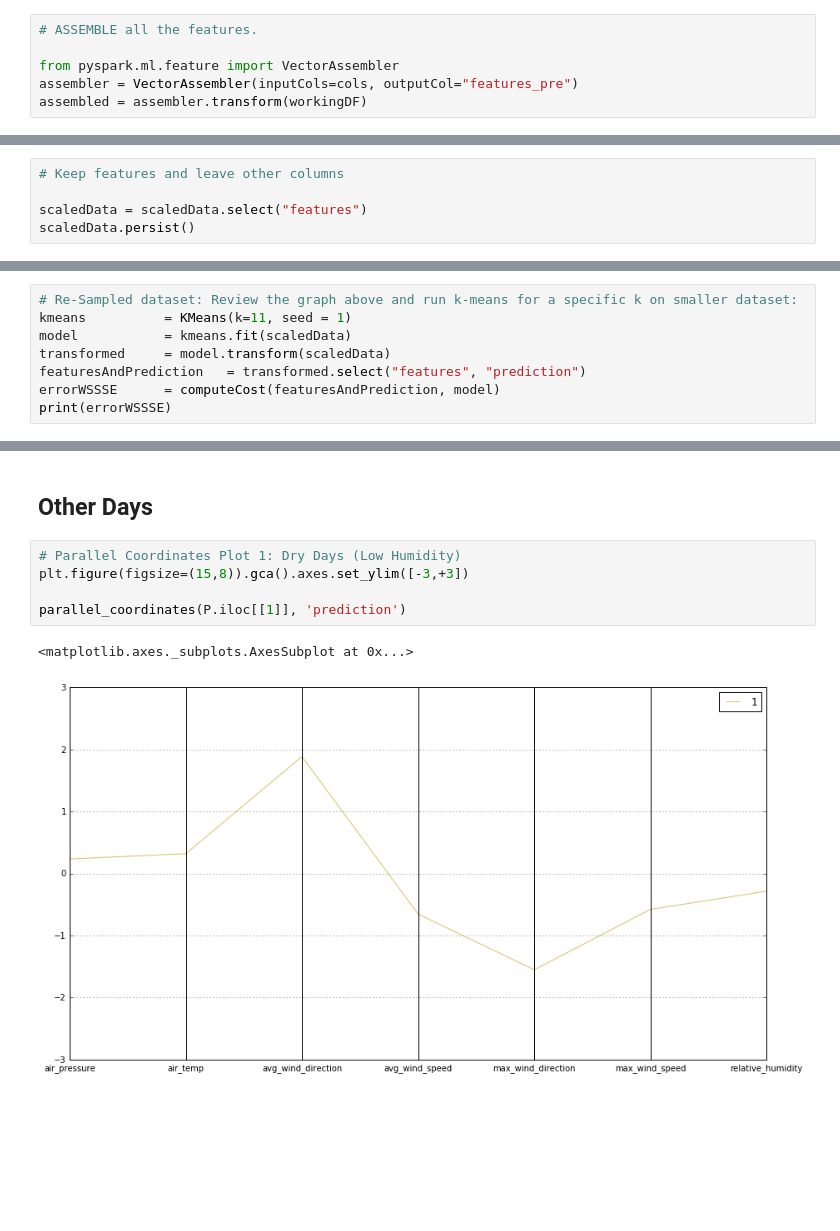
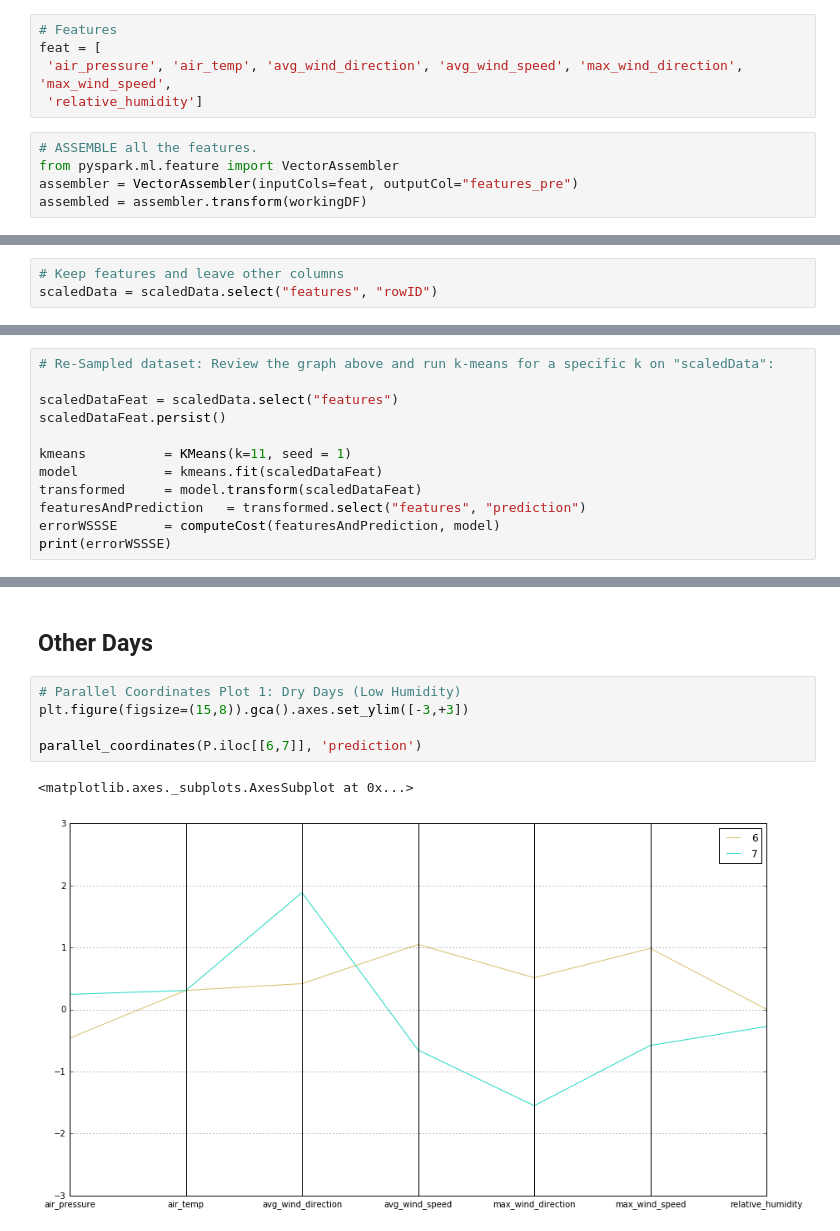
Before and after one commit to words-sdsc/courseraDataSimulation, a Jupyter notebook: course4-ML/Spark - Clustering.ipynb, the cells around one changed output, grey strips where cells are left out. Cells and saved outputs as stored; diff of their text form; blank space fills up the shorter version.

```diff
--- a/course4-ML/Spark - Clustering.ipynb
+++ b/course4-ML/Spark - Clustering.ipynb
@@ -86,8 +96,12 @@ workingDF = workingDF.withColumn('max_wind_speed', workingDF.max_wind_speed * 2.
+# %%
+# Features
+feat = [
+ 'air_pressure', 'air_temp', 'avg_wind_direction', 'avg_wind_speed', 'max_wind_direction', 'max_wind_speed',
+ 'relative_humidity']
 # %%
 # ASSEMBLE all the features.
-
 from pyspark.ml.feature import VectorAssembler
-assembler = VectorAssembler(inputCols=cols, outputCol="features_pre")
+assembler = VectorAssembler(inputCols=feat, outputCol="features_pre")
 assembled = assembler.transform(workingDF)
 # %%
 # SCALE the dataset.
@@ -133,5 +134,3 @@ scaledDF.describe(percentiles=[])
 # %%
 # Keep features and leave other columns
-
-scaledData = scaledData.select("features")
-scaledData.persist()
+scaledData = scaledData.select("features", "rowID")
@@ -236,8 +174,12 @@ DataFrame[features: vector]
 # %%
-# Re-Sampled dataset: Review the graph above and run k-means for a specific k on smaller dataset:
+# Re-Sampled dataset: Review the graph above and run k-means for a specific k on "scaledData":
+
+scaledDataFeat = scaledData.select("features")
+scaledDataFeat.persist()
+
 kmeans			= KMeans(k=11, seed = 1)
-model			= kmeans.fit(scaledData)
-transformed		= model.transform(scaledData)
+model			= kmeans.fit(scaledDataFeat)
+transformed		= model.transform(scaledDataFeat)
 featuresAndPrediction	= transformed.select("features", "prediction")
 errorWSSSE		= computeCost(featuresAndPrediction, model)
 print(errorWSSSE)
@@ -329,8 +270,8 @@ parallel_coordinates(P[(P['relative_humidity']>0.5) & (P['air_temp']< 0.5)], 'pr
 # %%
 # Parallel Coordinates Plot 1: Dry Days (Low Humidity)
 plt.figure(figsize=(15,8)).gca().axes.set_ylim([-3,+3])
 
-parallel_coordinates(P.iloc[[1]], 'prediction')
+parallel_coordinates(P.iloc[[6,7]], 'prediction')
 # %% [output]
 <matplotlib.axes._subplots.AxesSubplot at 0x...>
-[figure, old version]
+[figure, new version]
```
Also changed, not shown: parts of 28 cells of this notebook, 2 other files.
